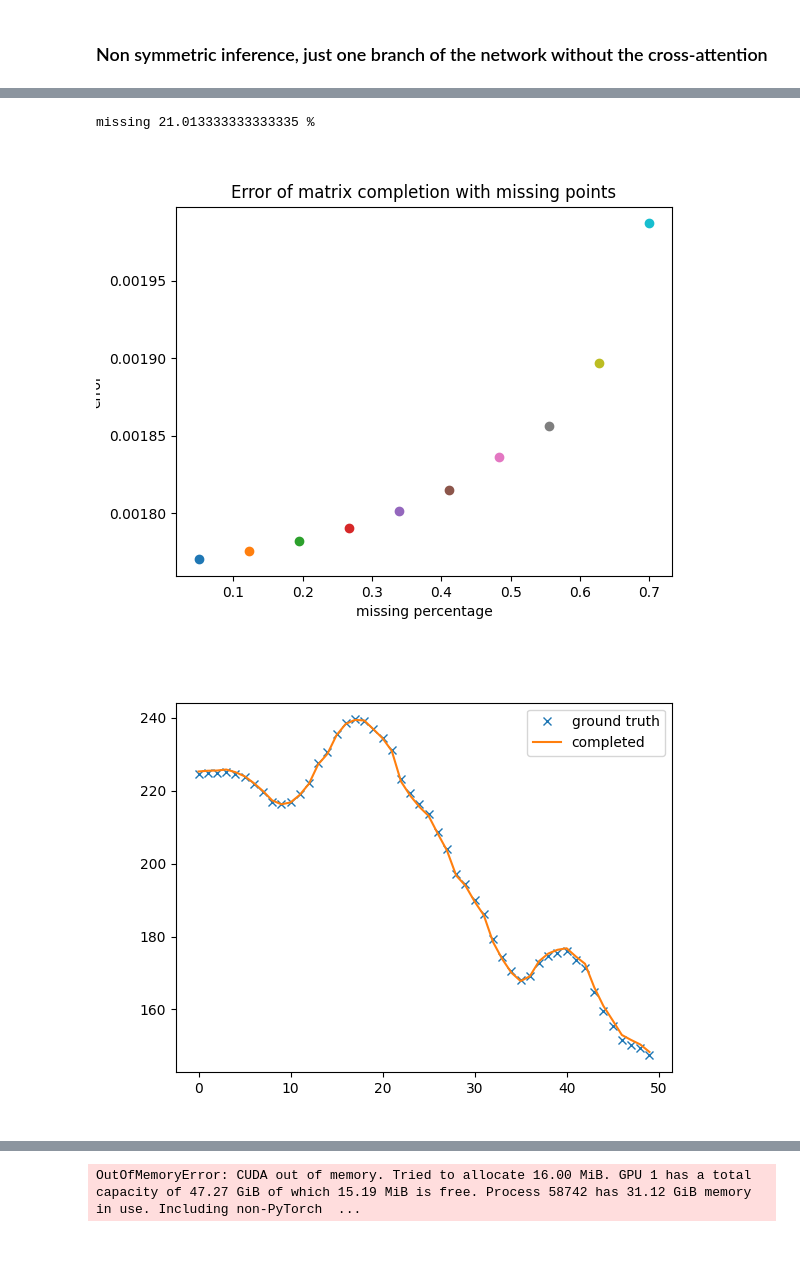
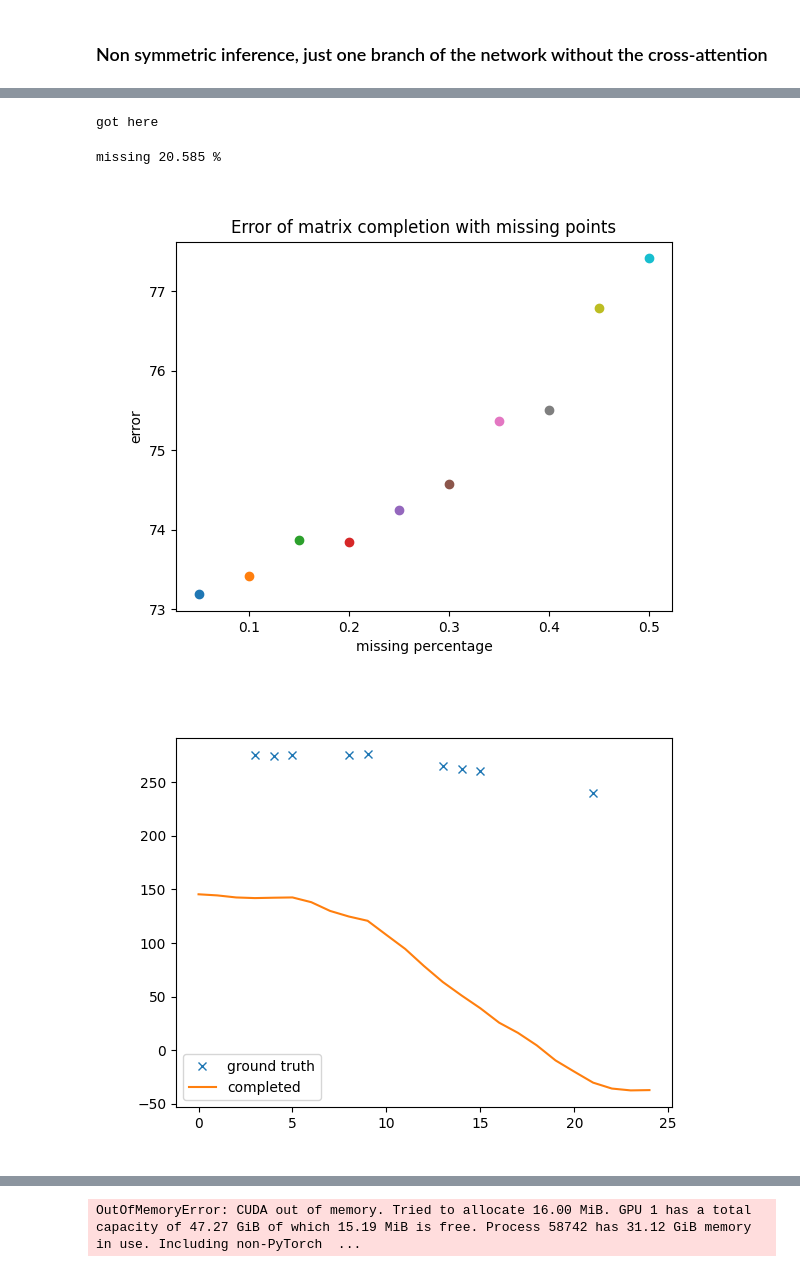
Before and after one commit to manel-ferreira-01/mast3r, a Jupyter notebook: demo.ipynb, the cells around one changed output, grey strips where cells are left out. Cells and saved outputs as stored; diff of their text form; code cells hidden in the pictures.

```diff
--- a/demo.ipynb
+++ b/demo.ipynb
@@ -286,18 +303,3 @@ for idx_pair, pair in tqdm(enumerate(pairs),total=len(pairs), ncols=100):
 # %%
 from auxiliar.func_aux import rerun_pairs
 rerun_pairs(pairs, tfs, imgs)
-# %%
-#use cotracker to generate some tracks
-try:
-    del pred_tracks
-    del pred_visibility
-    del cotracker_model
-except:
-    pass
-
-import gc
-gc.collect()
-
-#load model
-if 'cotracker_model' not in globals():
-    cotracker_model = torch.hub.load("facebookresearch/co-tracker", "cotracker3_online").to(device)
@@ -359,10 +546,16 @@ from tqdm import tqdm
 import os
 
 #cpu copy of pred_tracks
-pred_tracks_cpu = pred_tracks.detach().cpu()
-images_track_cpu = two_frame_tensor.detach().cpu()
-pred_visibility_cpu = pred_visibility.detach().cpu()
+if 0: # cotracker
+    pred_tracks_cpu = pred_tracks_cpu
+    images_track_cpu = torch.clip( two_frame_tensor.cpu(), min=-1, max=1)
+    pred_visibility_cpu = pred_visibility.detach().cpu()
+else:
+    #pred_tracks_cpu = pred_tracks_cpu
+    images_track_cpu = torch.clip( video_tensor_original.permute(0,1,4,2,3).cpu(), min=-1, max=1)
+    pred_visibility_cpu = visible_logits.cpu() > 0
 
+print("got here")
 def generate_frame_image(frame):
     fig, ax = plt.subplots(figsize=(20, 10))
 
@@ -375,7 +568,10 @@ def generate_frame_image(frame):
     for track_idx in range(visible_tracks):
         if pred_visibility_cpu[0, frame, track_idx]:
             # Get track history up to current frame
-            track_history = pred_tracks_cpu[0, :frame + 1, track_idx].cpu().numpy()
+            if frame < 5:
+                track_history = pred_tracks_cpu[0, :frame + 1, track_idx].cpu().numpy()
+            else:
+                track_history = pred_tracks_cpu[0, frame - 5:frame + 1, track_idx].cpu().numpy()
 
             # Create color gradient from red to blue for track path
             colors = plt.cm.RdYlBu(np.linspace(0, 1, len(track_history)))
@@ -406,22 +602,20 @@ def generate_frame_image(frame):
 os.makedirs("test_images", exist_ok=True)
 
 # Generate images in parallel
-frames = range(0,pred_tracks.shape[1])
+frames = range(0,pred_tracks_cpu.shape[1])
 with ProcessPoolExecutor(max_workers=32) as executor:
     list(tqdm(executor.map(generate_frame_image, frames), total=len(frames)))
+# %% [output]
+got here
 # %%
-visible_points = torch.all(pred_visibility.to(torch.int).squeeze(), dim=0).to("cpu")
+visible_points = torch.all(pred_visibility_cpu.to(torch.int).squeeze(), dim=0).to("cpu")
 
 H, W = (imgs[0]["img"].shape[2:] )
-#im_poses = scene.get_im_poses()
-#depthmaps = torch.tensor( np.array( [depth.detach().cpu().numpy() for depth in scene.get_depthmaps()] ) )
 
 uv_interest = []
 depth_interest = []
 
 for idx_frame, pts3d in enumerate( imgs ):
+    uv_interest.append( torch.tensor ( pred_tracks_cpu[0,idx_frame,visible_points,:] )) # frames, points_idx, uv
 
-    uv_interest.append( torch.tensor ( pred_tracks[0,idx_frame,visible_points,:] )) # frames, points_idx, uv
-
-    #depth_interest.append( depthmaps[idx_frame][pred_tracks[0,idx_frame,visible_points,:][:,1].to(torch.int32).cpu(),
-    #                        pred_tracks[0,idx_frame,visible_points,:][:,0].to(torch.int32).cpu()] )
+obs_mat = torch.cat(uv_interest, dim=1).T.cpu().numpy()
@@ -446,16 +630,16 @@ from tqdm import tqdm
 # fill the observation matrix with features that dissapeared from the scene in cotracker
 
 obs_mat.shape
-pred_visibility.shape
+pred_visibility_cpu.shape
 
-obs_missing = torch.zeros( (pred_visibility.shape[1]*2, pred_visibility.shape[2]))
+obs_missing = torch.zeros( (pred_visibility_cpu.shape[1]*2, pred_visibility_cpu.shape[2]))
 obs_missing[:,:] = torch.nan
 
-num_frames = pred_visibility.shape[1]
+num_frames = pred_visibility_cpu.shape[1]
 
 for frame in tqdm(range(0, num_frames)): # for each frame
-    for track in range(0, pred_visibility.shape[2]): # for each feature
-        if pred_visibility[0, frame, track] == True:
+    for track in range(0, pred_visibility_cpu.shape[2]): # for each feature
+        if pred_visibility_cpu[0, frame, track] == True:
             obs_missing[frame, track] = pred_tracks_cpu[0, frame, track, 0]
             obs_missing[frame + num_frames, track] = pred_tracks_cpu[0, frame, track, 1]
 
@@ -468,8 +652,11 @@ print("missing", missing*100, "%")
 
 from auxiliar.mat_compl import alternating_matrix_completion
 M_completed = alternating_matrix_completion(obs_missing, verbose=True)[0]
+
+#factorize missed cotracker features
+_, S_missed = marques_factorization(M_completed)
 # %% [output]
-missing 21.013333333333335 %
+missing 20.585 %
 # %%
 # from the non missing matrix, delete randomly 10% of the points
 
@@ -489,13 +676,13 @@ def delete_random_points(mat, percentage):
 
 #change percentage of points to nan
 plt.figure()
-for missing in np.linspace(0.05, 0.7, 10):
+for missing in np.linspace(0.05, 0.5, 10):
 
     obs_nan = delete_random_points(obs_mat.copy(), missing)
     M_completed, error_mask = alternating_matrix_completion(obs_nan, max_iters=100)
 
     #calculate error with full matrix
-    error = np.linalg.norm(obs_mat - M_completed, ord='fro') / (obs_mat.shape[0] * obs_mat.shape[1])
+    error = np.linalg.norm(obs_mat - M_completed, ord='fro')
 
 
     #plt.plot(error_mask, label=f"missing {missing:.2f}")
@@ -506,17 +693,18 @@ plt.ylabel("error")
 plt.title("Error of matrix completion with missing points")
 plt.show()
 # %% [output]
-[figure, old version]
+[figure, new version]
 # %%
 %matplotlib widget
+
 plt.figure()
 idx = np.random.randint(0, obs_nan.shape[1])
-plt.plot(obs_mat[1::2,idx],"x", label="ground truth")
-plt.plot(M_completed[1::2,idx], label="completed")
+plt.plot(obs_nan[0:num_frames:2,idx],"x", label="ground truth")
+plt.plot(M_completed[0:num_frames:2,idx], label="completed")
 plt.legend()
 plt.show()
 # %% [output]
-[figure, old version]
+[figure, new version]
 # %%
 %matplotlib widget
 import rerun as rr
```
Also changed, not shown: parts of 15 cells of this notebook.
